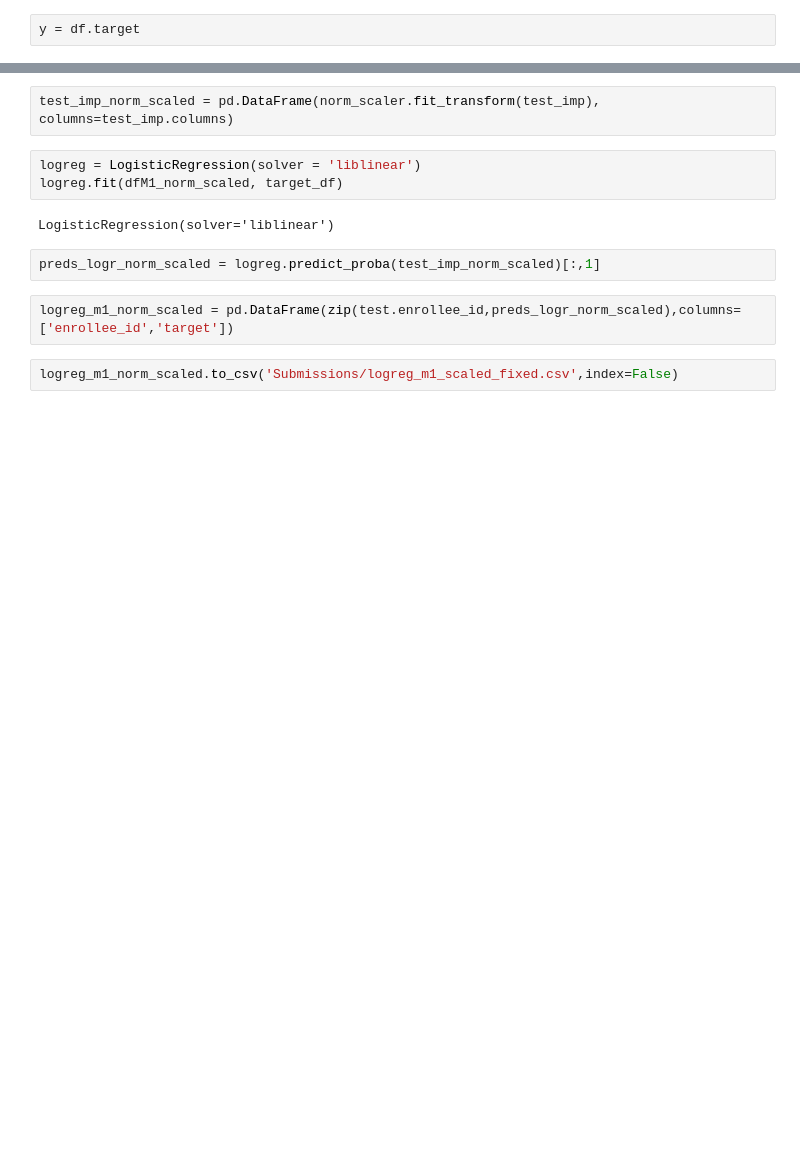
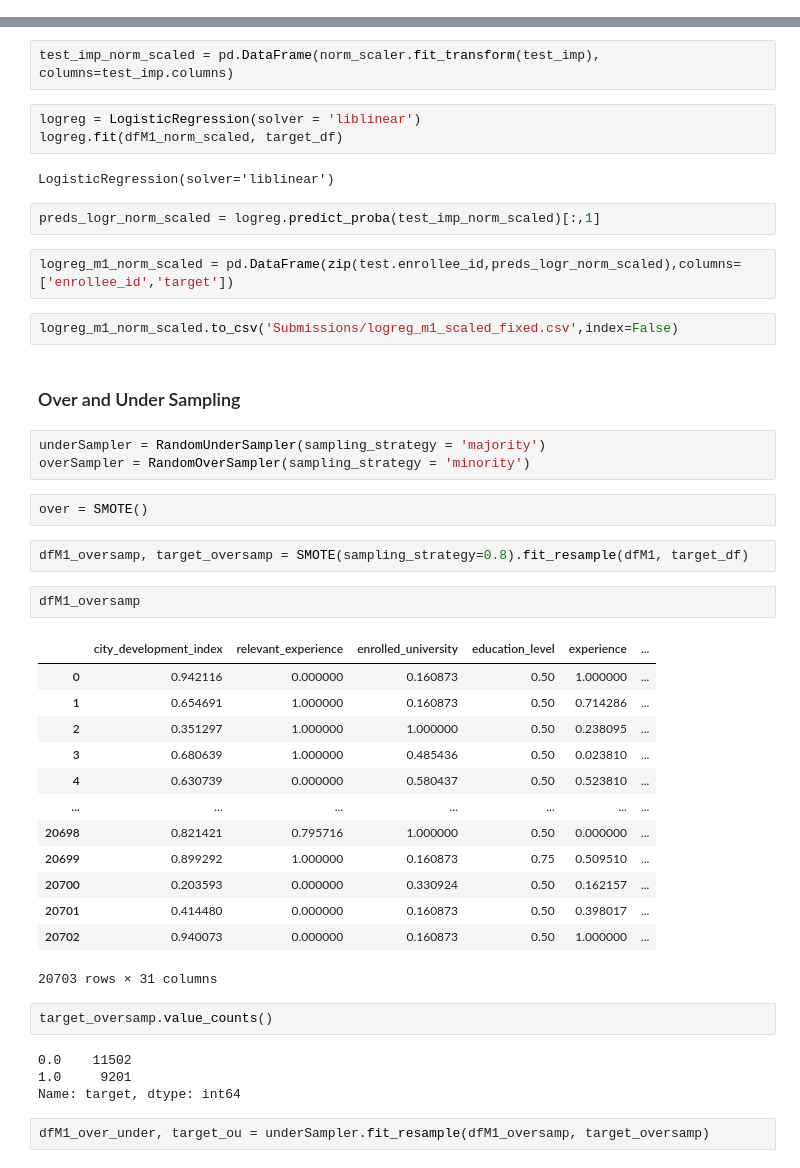
Before and after one commit to SebastianHerran/SupervisedLearningCompetition, a Jupyter notebook: code.ipynb, the cells around one changed output, grey strips where cells are left out. Drawn from its saved outputs; the diff is of its cells as text; blank space fills up the shorter version.

```diff
--- a/code.ipynb
+++ b/code.ipynb
@@ -35,8 +40,6 @@ df
 | 15324 | 5756 | city_65 | 0.802 | Male | Has relevent experience | no_enrollment | ... |
 | 15325 | 23834 | city_67 | 0.855 | NaN | No relevent experience | no_enrollment | ... |
 15326 rows × 14 columns
-# %%
-y = df.target
 # %%
 df.info()
 # %% [output]
@@ -626,3 +625,36 @@ preds_logr_norm_scaled = logreg.predict_proba(test_imp_norm_scaled)[:,1]
 logreg_m1_norm_scaled = pd.DataFrame(zip(test.enrollee_id,preds_logr_norm_scaled),columns=['enrollee_id','target'])
 # %%
 logreg_m1_norm_scaled.to_csv('Submissions/logreg_m1_scaled_fixed.csv',index=False)
+# %% [markdown]
+### Over and Under Sampling
+# %%
+underSampler = RandomUnderSampler(sampling_strategy = 'majority')
+overSampler = RandomOverSampler(sampling_strategy = 'minority')
+# %%
+over = SMOTE()
+# %%
+dfM1_oversamp, target_oversamp = SMOTE(sampling_strategy=0.8).fit_resample(dfM1, target_df)
+# %%
+dfM1_oversamp
+# %% [output]
+|  | city_development_index | relevant_experience | enrolled_university | education_level | experience | ... |
+| 0 | 0.942116 | 0.000000 | 0.160873 | 0.50 | 1.000000 | ... |
+| 1 | 0.654691 | 1.000000 | 0.160873 | 0.50 | 0.714286 | ... |
+| 2 | 0.351297 | 1.000000 | 1.000000 | 0.50 | 0.238095 | ... |
+| 3 | 0.680639 | 1.000000 | 0.485436 | 0.50 | 0.023810 | ... |
+| 4 | 0.630739 | 0.000000 | 0.580437 | 0.50 | 0.523810 | ... |
+| ... | ... | ... | ... | ... | ... | ... |
+| 20698 | 0.821421 | 0.795716 | 1.000000 | 0.50 | 0.000000 | ... |
+| 20699 | 0.899292 | 1.000000 | 0.160873 | 0.75 | 0.509510 | ... |
+| 20700 | 0.203593 | 0.000000 | 0.330924 | 0.50 | 0.162157 | ... |
+| 20701 | 0.414480 | 0.000000 | 0.160873 | 0.50 | 0.398017 | ... |
+| 20702 | 0.940073 | 0.000000 | 0.160873 | 0.50 | 1.000000 | ... |
+20703 rows × 31 columns
+# %%
+target_oversamp.value_counts()
+# %% [output]
+0.0    11502
+1.0     9201
+Name: target, dtype: int64
+# %%
+dfM1_over_under, target_ou = underSampler.fit_resample(dfM1_oversamp, target_oversamp)
```
Also changed, not shown: parts of 44 cells of this notebook.
